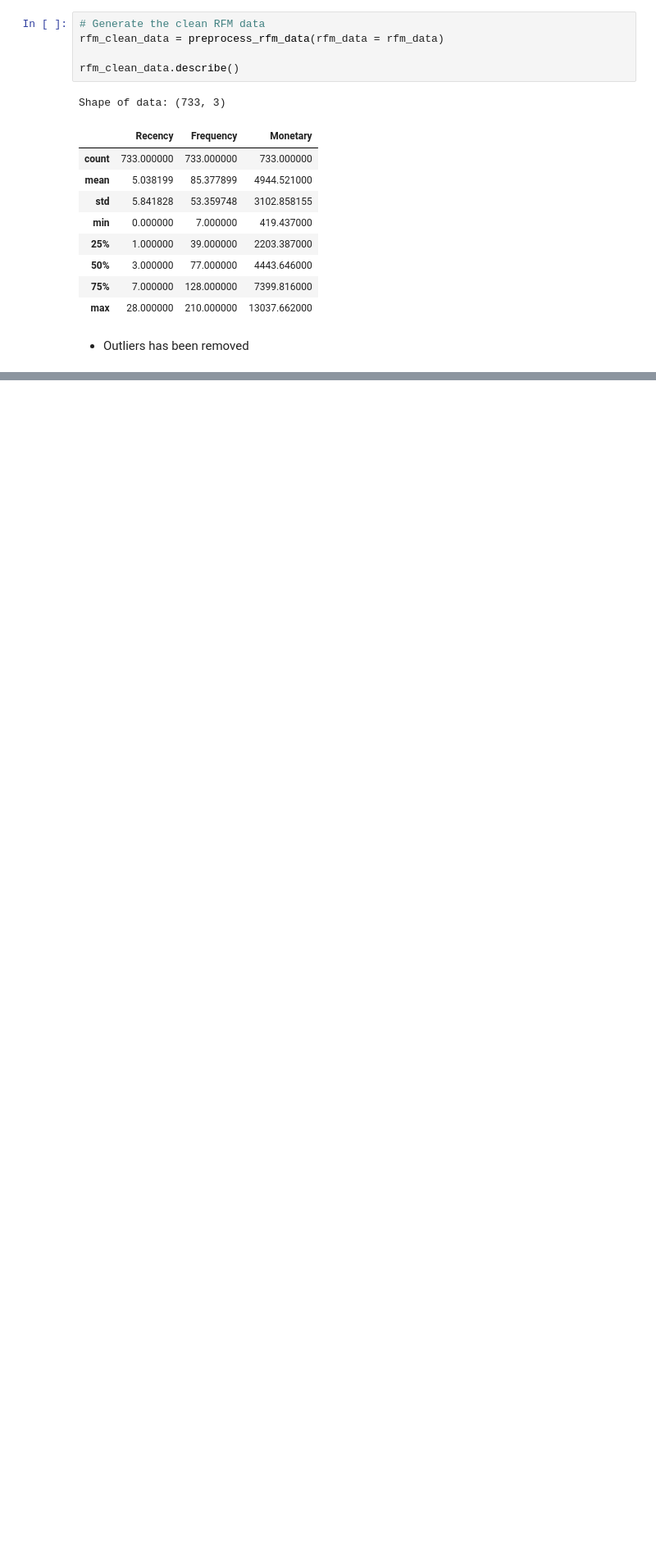
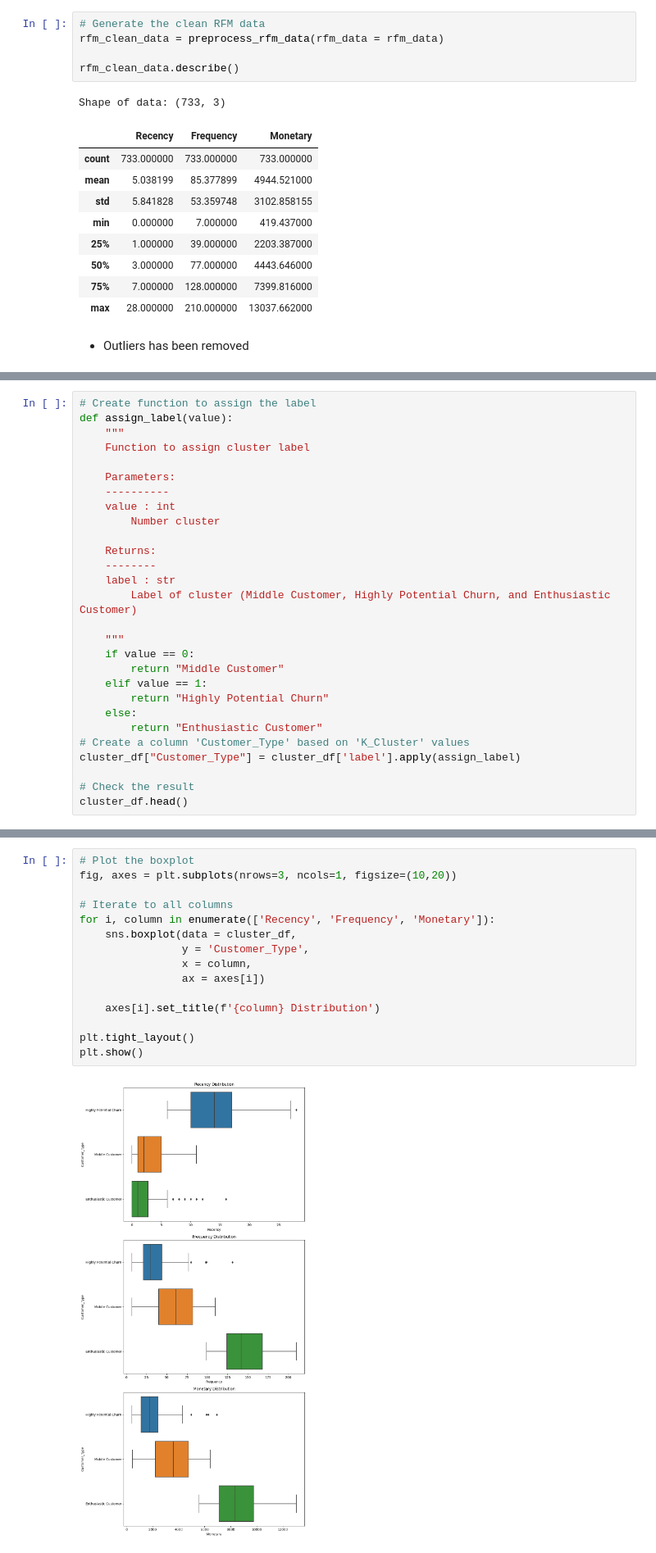
Before and after one commit to axeltanjung/rfm_segmentation, a Jupyter notebook: notebook/rfm_segmentation.ipynb, the cells around one changed output, grey strips where cells are left out. Shown at 82% size. Drawn from its saved outputs; the diff is of its cells as text; blank space fills up the shorter version.

```diff
--- a/notebook/rfm_segmentation.ipynb
+++ b/notebook/rfm_segmentation.ipynb
@@ -547,0 +1265,28 @@ Shape of data: (733, 3)
+# %%
+# Create function to assign the label
+def assign_label(value):
+    """
+    Function to assign cluster label
+
+    Parameters:
+    ----------
+    value : int
+        Number cluster
+
+    Returns:
+    --------
+    label : str
+        Label of cluster (Middle Customer, Highly Potential Churn, and Enthusiastic Customer)
+
+    """
+    if value == 0:
+        return "Middle Customer"
+    elif value == 1:
+        return "Highly Potential Churn"
+    else:
+        return "Enthusiastic Customer"
+# Create a column 'Customer_Type' based on 'K_Cluster' values
+cluster_df["Customer_Type"] = cluster_df['label'].apply(assign_label)
+
+# Check the result
+cluster_df.head()
@@ -547,0 +1301,17 @@ Shape of data: (733, 3)
+# %%
+# Plot the boxplot
+fig, axes = plt.subplots(nrows=3, ncols=1, figsize=(10,20))
+
+# Iterate to all columns
+for i, column in enumerate(['Recency', 'Frequency', 'Monetary']):
+    sns.boxplot(data = cluster_df,
+                y = 'Customer_Type',
+                x = column,
+                ax = axes[i])
+
+    axes[i].set_title(f'{column} Distribution')
+
+plt.tight_layout()
+plt.show()
+# %% [output]
+[figure, added]
```
Also changed, not shown: parts of 120 cells of this notebook, 1 other file.
